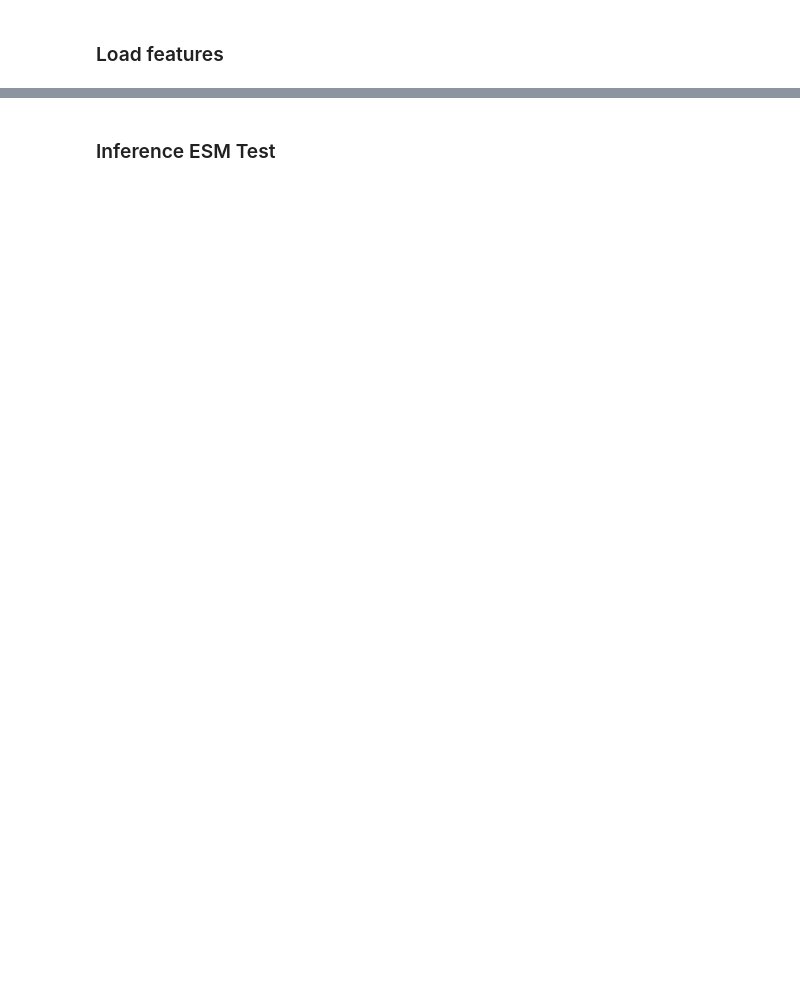
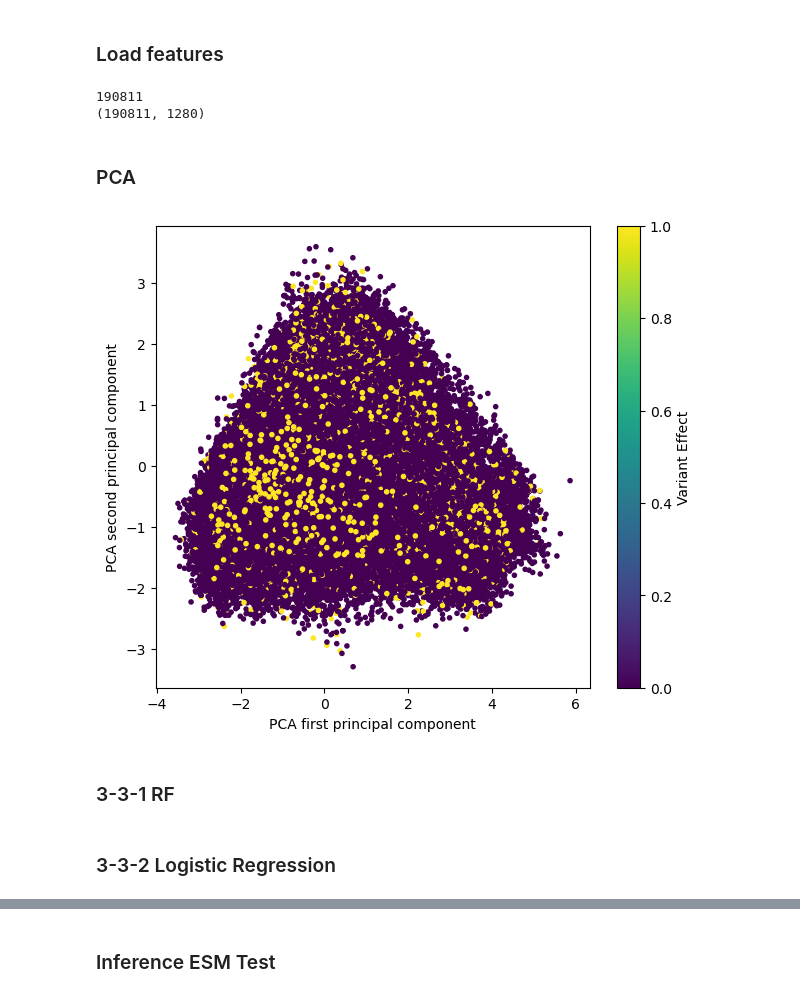
Before and after one commit to suhyunyoon/DACON-B_cell-epitope-prediction, a Jupyter notebook: train.ipynb, the cells around one changed output, grey strips where cells are left out. Saved outputs shown, nothing was run; the diff lists cells and outputs as text; code cells hidden in the pictures; blank space fills up the shorter version.

```diff
--- a/train.ipynb
+++ b/train.ipynb
@@ -715,10 +793,10 @@ extract_features(model, train_loader)
 # %%
 ### import esm #!pip install git+https://github.com/facebookresearch/esm.git
 
-def load_esm_features(output_dir=CFG_ESM['output_dir']):
+def load_esm_features(labels, output_dir=CFG_ESM['output_dir']):
     Y = []
     X = []
-    for i, label in tqdm(enumerate(df['label'])):
+    for i, label in tqdm(enumerate(labels)):
         fn = f"{output_dir}/{i}.pt"
         embs = torch.load(fn)
         X.append(embs['mean_representations'][CFG_ESM['EMB_LAYER']])
@@ -729,10 +807,7 @@ def load_esm_features(output_dir=CFG_ESM['output_dir']):
     print(X.shape)
     return X, Y
 # %%
-X, Y = load_esm_features
-# split
-train_x = X[train_idx[:int(train_len*0.8)]]
-train_y = Y[train_idx[:int(train_len*0.8)]]
-
-val_x = X[int(train_len*0.8):]
-val_y = Y[int(train_len*0.8):]
+X, Y = load_esm_features(df['label'])
+# %% [output]
+190811
+(190811, 1280)
@@ -738,0 +821,2 @@ val_y = Y[int(train_len*0.8):]
+# %% [markdown]
+### PCA
@@ -739,3 +826,19 @@ val_y = Y[int(train_len*0.8):]
+# %%
+num_pca_components = 128
+pca = PCA(num_pca_components)
+X_pca = pca.fit_transform(X)
+# %%
+fig_dims = (7, 6)
+fig, ax = plt.subplots(figsize=fig_dims)
+sc = ax.scatter(X_pca[:,0], X_pca[:,1], c=Y, marker='.')
+ax.set_xlabel('PCA first principal component')
+ax.set_ylabel('PCA second principal component')
+plt.colorbar(sc, label='Variant Effect')
+plt.show()
+# %% [output]
+[figure, added]
+# %% [markdown]
+### 3-3-1 RF
 # %%
 from sklearn.ensemble import RandomForestClassifier
 from sklearn.metrics import plot_confusion_matrix
@@ -747 +850,3 @@ model_rf = RandomForestClassifier(
 )
+# %% [markdown]
+### 3-3-2 Logistic Regression
```
Also changed, not shown: parts of 42 cells of this notebook.
